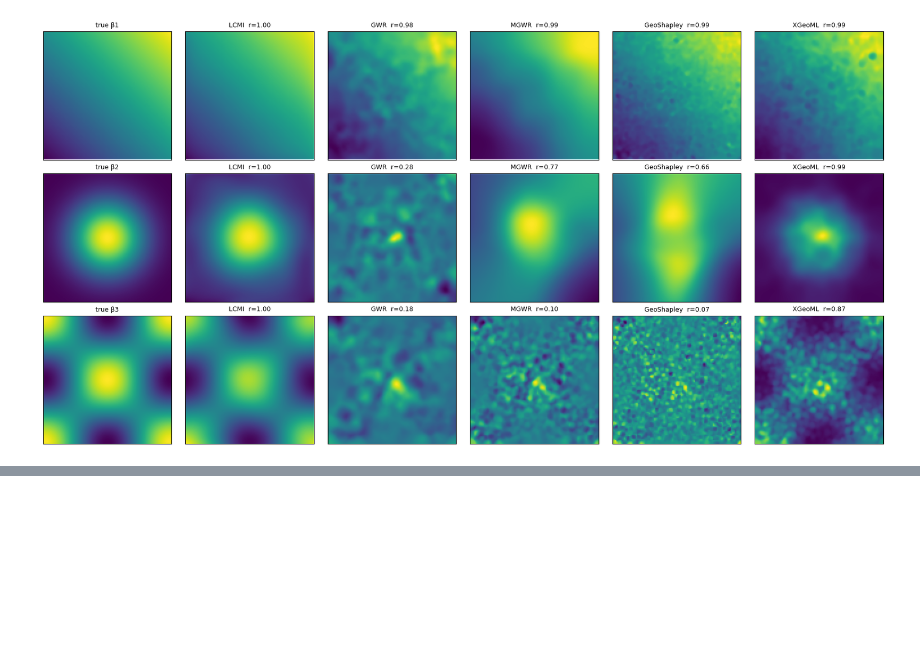
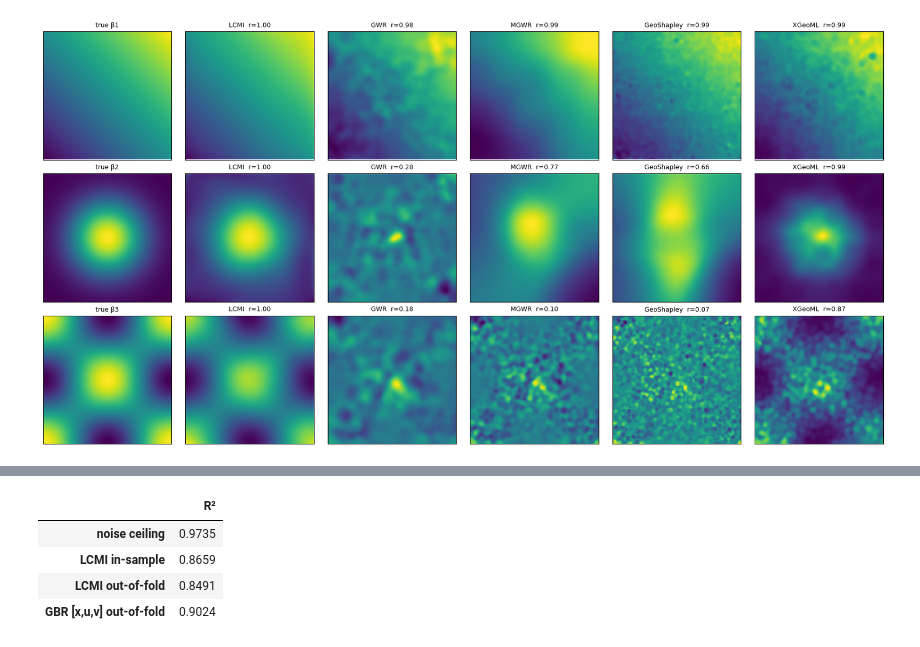
Before and after one commit to UrbanGISer/LCMI, a Jupyter notebook: notebooks/LCMI_examples.ipynb, the cells around one changed output, grey strips where cells are left out. Saved outputs shown, nothing was run; the diff lists cells and outputs as text; code cells hidden in the pictures; blank space fills up the shorter version.

```diff
--- a/notebooks/LCMI_examples.ipynb
+++ b/notebooks/LCMI_examples.ipynb
@@ -322,0 +374,22 @@ if RUN_BENCHMARK:
+# %%
+def make_out_of_class(grid=100, seed=42):
+    df = make_synthetic(grid, seed)
+    rng = np.random.default_rng(seed + 1)
+    f = (df.beta1 * df.x1 + 1.5 * np.sin(np.pi * df.x2 * (0.5 + df.u))
+         + df.beta3 * df.x3 ** 2 + 0.8 * df.x1 * df.x3)
+    df["y"] = f + rng.normal(0, .5, len(df))
+    return df, f.to_numpy()
+
+ooc, f_ooc = make_out_of_class(GRID)
+m_ooc = CMI(ooc, u="u", v="v", y="y", xlist=XS, verbose=False).fit()
+ooc_lcmi, ooc_gbr = cv_compare(ooc, XS)
+pd.Series({"noise ceiling": r2(ooc.y.to_numpy(), f_ooc),
+           "LCMI in-sample": m_ooc.result.meta["r2_vc"],
+           "LCMI out-of-fold": ooc_lcmi,
+           "GBR [x,u,v] out-of-fold": ooc_gbr}).round(4).to_frame("R²")
+# %% [output]
+|  | R² |
+| noise ceiling | 0.9735 |
+| LCMI in-sample | 0.8659 |
+| LCMI out-of-fold | 0.8491 |
+| GBR [x,u,v] out-of-fold | 0.9024 |
```
Also changed, not shown: parts of 10 cells of this notebook, 4 other files.
